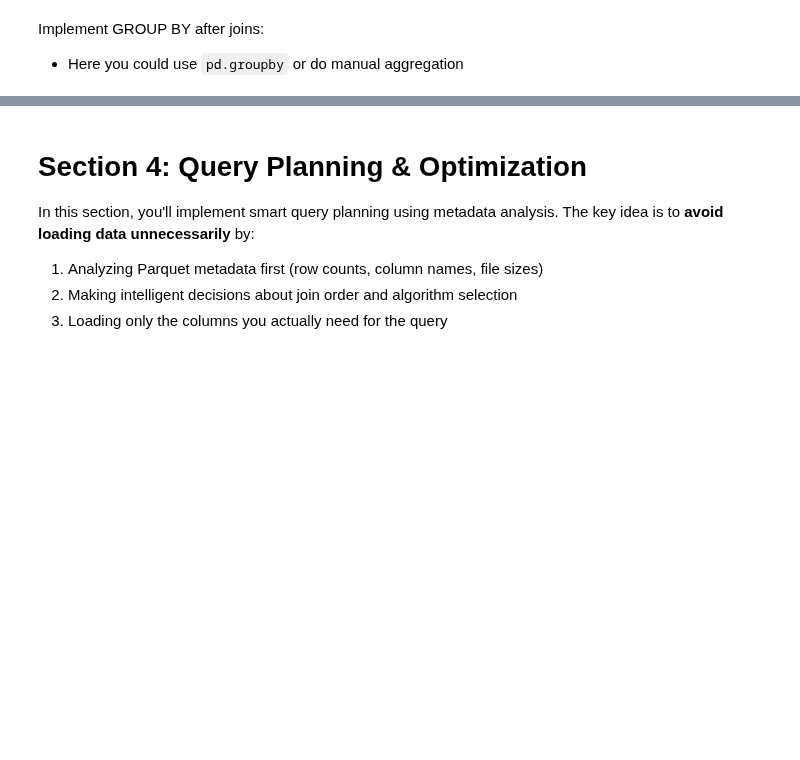
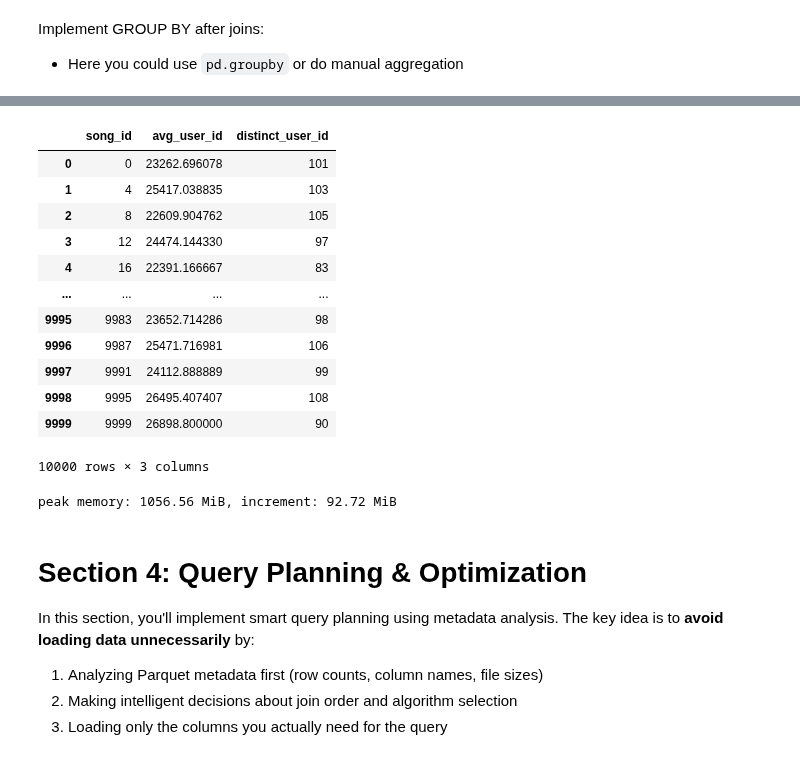
Before and after one commit to berkyalcinkaya/cs145-project2-systems, a Jupyter notebook: cs145_project2_systems_template_fa2025.ipynb, the cells around one changed output, grey strips where cells are left out. Drawn from its saved outputs; the diff is of its cells as text; code cells hidden in the pictures; blank space fills up the shorter version.

```diff
--- a/cs145_project2_systems_template_fa2025.ipynb
+++ b/cs145_project2_systems_template_fa2025.ipynb
@@ -2271,6 +2292,7 @@ class HashGroupbyAverageAndDistinct():
     def _make_partition_path(self, temp_dir, part_id):
         return os.path.join(temp_dir, f"group_part{part_id}.parquet")
 
+    @timer
     def groupby_average_distinct(self,
                         table: ColumnarDbFile,
                         groupby_cols: List[str],
@@ -2315,8 +2337,8 @@ class HashGroupbyAverageAndDistinct():
         output_db = ColumnarDbFile(f"{table.table_name}_groupby_avg")
 
         # Clean up any existing files in the output directory
-        if os.path.exists(output.base_file_name):
-            for file_path in output.get_all_parquet_paths():
+        if os.path.exists(output_db.base_file_name):
+            for file_path in output_db.get_all_parquet_paths():
                 os.remove(file_path)
 
         # Start streaming if enabled
@@ -2389,7 +2411,7 @@ class HashGroupbyAverageAndDistinct():
 %%memit
 # test implementation
 
-SIZE = "1GB" #["100MB", "1GB", "10GB"]
+SIZE = "100MB" #["100MB", "1GB", "10GB"]
 SAMPLE = 100
 USE_STREAMING = False
 
@@ -2410,5 +2432,6 @@ results = groupby_average_distinct.groupby_average_distinct(
     distinct_col_name='distinct_user_id',
     select_cols=['song_id']
 )
-result_df = result_songs_listens.retrieve_data(sample=None)
+
+display(results.retrieve_data(sample=None))
 # %% [output]
@@ -2416,3 +2439,17 @@ peak memory: 2980.83 MiB, increment: 722.27 MiB
+|  | song_id | avg_user_id | distinct_user_id |
+| 0 | 0 | 23262.696078 | 101 |
+| 1 | 4 | 25417.038835 | 103 |
+| 2 | 8 | 22609.904762 | 105 |
+| 3 | 12 | 24474.144330 | 97 |
+| 4 | 16 | 22391.166667 | 83 |
+| ... | ... | ... | ... |
+| 9995 | 9983 | 23652.714286 | 98 |
+| 9996 | 9987 | 25471.716981 | 106 |
+| 9997 | 9991 | 24112.888889 | 99 |
+| 9998 | 9995 | 26495.407407 | 108 |
+| 9999 | 9999 | 26898.800000 | 90 |
+10000 rows × 3 columns
+peak memory: 1056.56 MiB, increment: 92.72 MiB
 # %% [markdown]
 # Section 4: Query Planning & Optimization
 
```
Also changed, not shown: parts of 19 cells of this notebook, 1 other file.
